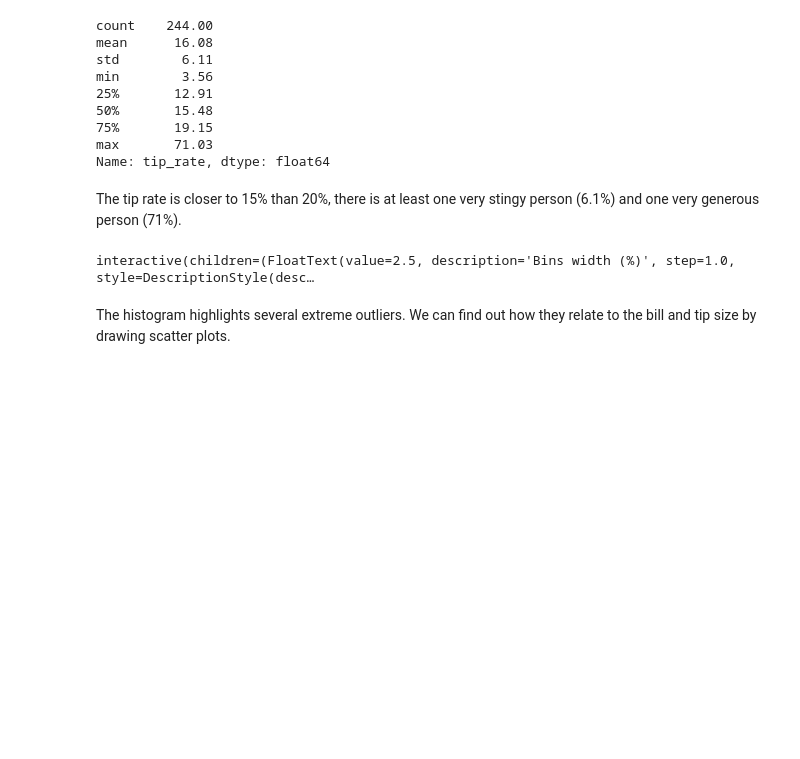
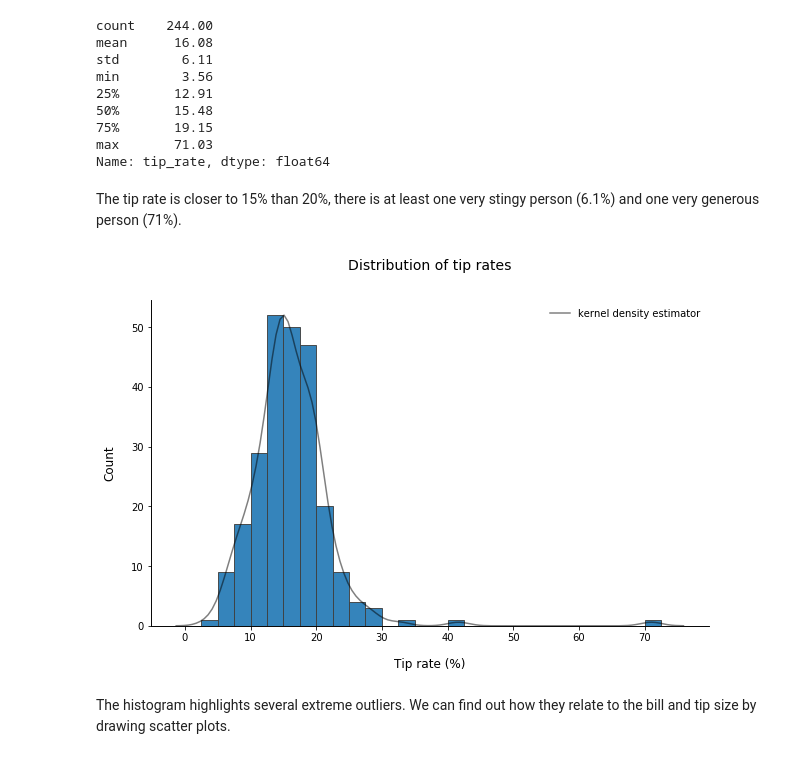
Before and after one commit to patrickwfitzgerald/portfolio, a Jupyter notebook: exploratory-data-analysis-python/Exploratory Data Analysis in Python.ipynb, the cells around one changed output. Cells and saved outputs as stored; diff of their text form; code cells hidden in the pictures; blank space fills up the shorter version.

```diff
--- a/exploratory-data-analysis-python/Exploratory Data Analysis in Python.ipynb
+++ b/exploratory-data-analysis-python/Exploratory Data Analysis in Python.ipynb
@@ -622,16 +596,9 @@ Name: tip_rate, dtype: float64
 # %% [markdown]
 The tip rate is closer to 15% than 20%, there is at least one very stingy person (6.1%) and one very generous person (71%).
 # %%
-interact(hist_interact,
-         variable=fixed(tips['tip_rate']),
-         xlabel=fixed('Tip rate (%)'),
-         ylabel=fixed('Count'),
-         title=fixed('Distribution of tip rates'),
-         bins_width=wgt.FloatText(value=2.5, step=1,
-                                  description='Bins width (%)',
-                                  style = {'description_width': 'initial'}));
+hist_align_bins(variable=tips['tip_rate'], xlabel='Tip rate (%)', title='Distribution of tip rates', bin_width=2.5)
 # %% [output]
-interactive(children=(FloatText(value=2.5, description='Bins width (%)', step=1.0, style=DescriptionStyle(desc…
+[figure, added]
 # %% [markdown]
 The histogram highlights several extreme outliers. We can find out how they relate to the bill and tip size by drawing scatter plots.
 # %%
```
Also changed, not shown: parts of 7 cells of this notebook, 26 other files.
